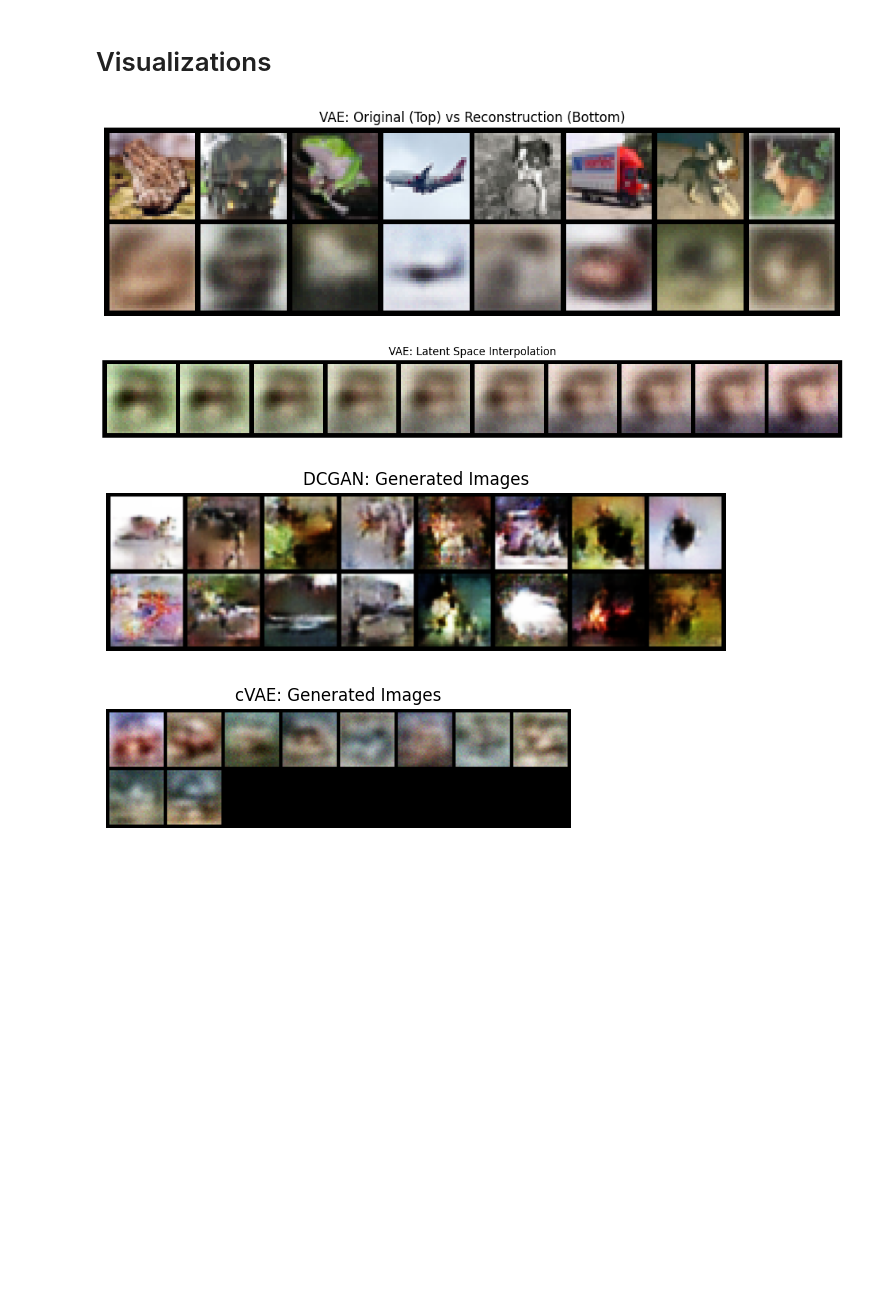
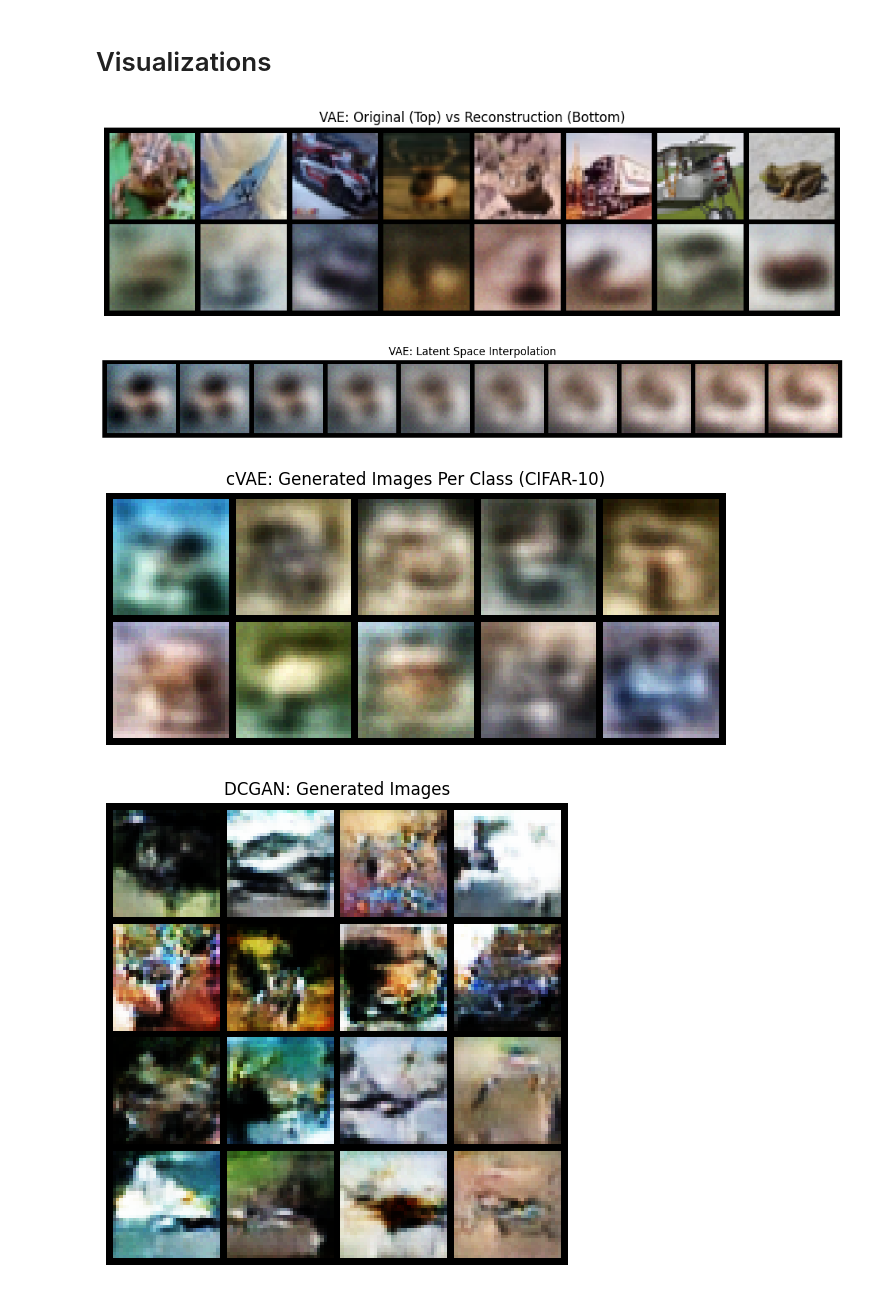
Before and after one commit to viviantram03/labb-1, a Jupyter notebook: lab4aml.ipynb, the cells around one changed output. Drawn from its saved outputs; the diff is of its cells as text; code cells hidden in the pictures; blank space fills up the shorter version.

```diff
--- a/lab4aml.ipynb
+++ b/lab4aml.ipynb
@@ -14,11 +14,10 @@ import os
 device = torch.device("cuda:0" if torch.cuda.is_available() else "cpu")
 print(f"Using device: {device}")
 
-
 image_size = 32
 batch_size = 64
 nz = 100
-
+num_epochs = 5
 
 transform = transforms.Compose([
     transforms.Resize(image_size),
@@ -26,7 +25,6 @@ transform = transforms.Compose([
     transforms.Normalize((0.5, 0.5, 0.5), (0.5, 0.5, 0.5))
 ])
 
-
 print("Downloading CIFAR-10...")
 dataset = datasets.CIFAR10(root='./data', train=True, download=True, transform=transform)
 dataloader = DataLoader(dataset, batch_size=batch_size, shuffle=True, num_workers=2)
@@ -199,50 +222,53 @@ Epoch 5 complete. VAE Loss: 3945.49
 vae.eval()
 cvae.eval()
 netG.eval()
 
 sample_batch = next(iter(dataloader))[0][:8].to(device)
 with torch.no_grad():
   recon, _, _ = vae(sample_batch)
 grid_recon = vutils.make_grid(torch.cat([sample_batch.cpu(), recon.cpu()]), nrow=8, normalize=True)
 plt.figure(figsize=(12,4))
 plt.imshow(np.transpose(grid_recon.numpy(), (1,2,0)))
 plt.title("VAE: Original (Top) vs Reconstruction (Bottom)")
 plt.axis('off')
 plt.show()
 
 with torch.no_grad():
   z1, z2 = torch.randn(1, nz).to(device), torch.randn(1, nz).to(device)
-  alphas = np.linspace(0,1,10)
-  imgs = [vae.decoder(z1*(1-a) + z2*a).view(-1,3,image_size,image_size) for a in alphas]
+  alphas = np.linspace(0, 1, 10)
+  imgs = []
+  for a in alphas:
+    z_interp = z1 * (1 - a) + z2 * a
+    imgs.append(vae.decode(z_interp))
   grid_interp = vutils.make_grid(torch.cat(imgs), nrow=10, normalize=True)
 plt.figure(figsize=(15,3))
 plt.imshow(np.transpose(grid_interp.cpu().numpy(), (1,2,0)))
 plt.title("VAE: Latent Space Interpolation")
 plt.axis('off')
 plt.show()
 
 with torch.no_grad():
-  noise = torch.randn(16, nz, 1, 1, device = device)
+  z = torch.randn(num_classes, nz).to(device)
+  labels = torch.arange(num_classes).to(device)
+  samples = cvae.decode(z, labels)
+grid_cvae = vutils.make_grid(samples, normalize=True, nrow=5)
+plt.figure(figsize=(8,4))
+plt.imshow(np.transpose(grid_cvae.cpu().numpy(), (1,2,0)))
+plt.title("cVAE: Generated Images Per Class (CIFAR-10)")
+plt.axis('off')
+plt.show()
+
+with torch.no_grad():
+  noise = torch.randn(16, nz, 1, 1, device=device)
   fake_imgs = netG(noise)
-grid_gan = vutils.make_grid(fake_imgs, normalize=True)
-plt.figure(figsize=(8,8))
+grid_gan = vutils.make_grid(fake_imgs, normalize=True, nrow=4)
+plt.figure(figsize=(6,6))
 plt.imshow(np.transpose(grid_gan.cpu().numpy(), (1,2,0)))
 plt.title("DCGAN: Generated Images")
 plt.axis('off')
 plt.show()
-
-with torch.no_grad():
-  z = torch.randn(num_classes, nz).to(device)
-  labels = torch.arange(num_classes).to(device)
-  samples = cvae.decode(z, labels)
-grid_cvae = vutils.make_grid(samples, normalize=True)
-plt.figure(figsize=(6,3))
-plt.imshow(np.transpose(grid_cvae.cpu().numpy(), (1,2,0)))
-plt.title("cVAE: Generated Images")
-plt.axis('off')
-plt.show()
 # %% [output]
-[figure, old version]
+[figure, new version]
-[figure, old version]
+[figure, new version]
-[figure, old version]
+[figure, new version]
-[figure, old version]
+[figure, new version]
```
Also changed, not shown: parts of 4 cells of this notebook.
